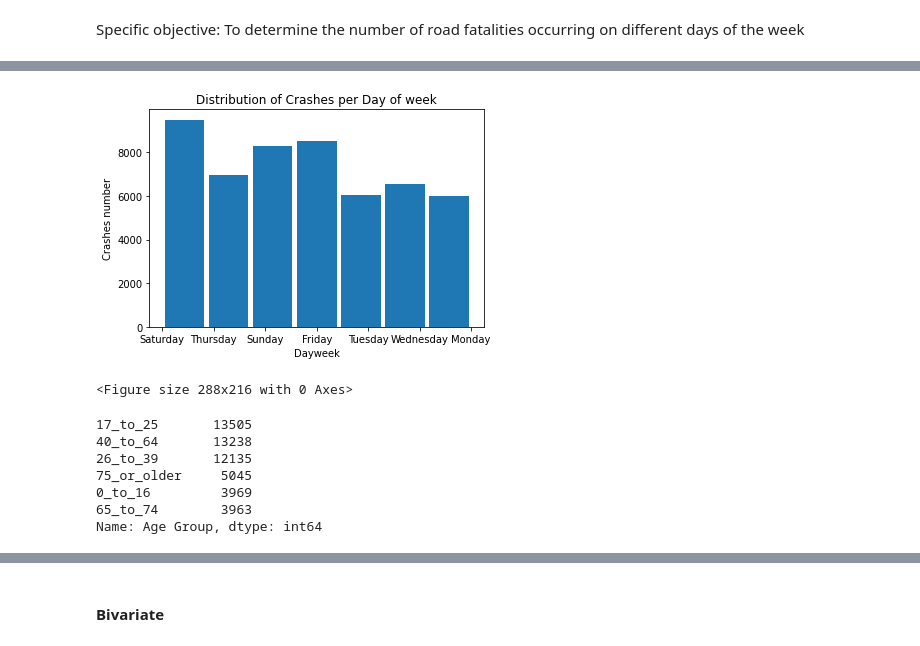
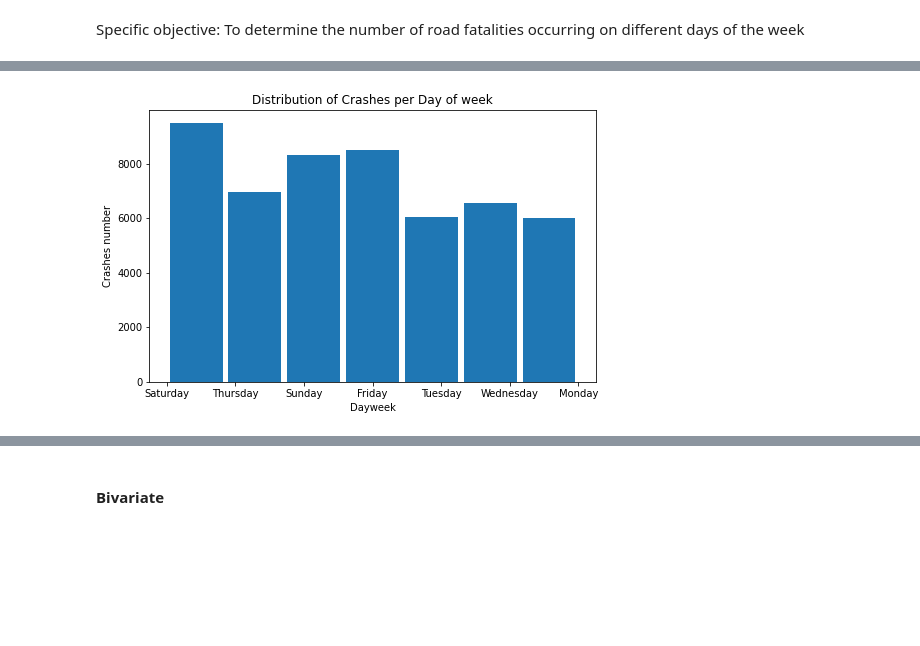
Before and after one commit to andrew-wairegi-school/matrix-project-core-module-1, a Jupyter notebook: Week_5_Matrix_team_Project.ipynb, the cells around one changed output, grey strips where cells are left out. Cells and saved outputs as stored; diff of their text form; code cells hidden in the pictures; blank space fills up the shorter version.

```diff
--- a/Week_5_Matrix_team_Project.ipynb
+++ b/Week_5_Matrix_team_Project.ipynb
@@ -38,6 +40,5 @@ import matplotlib.pyplot as plt
 # %%
-# Loading the data
-df = pd.read_csv('/content/Crash_Data.csv')
+df = pd.read_csv('Crash_Data.csv')
 # %% [markdown]
 ## 3. Checking the Data
 # %%
@@ -346,20 +385,11 @@ Name: Dayweek, dtype: int64
 # %%
+#creating a histogram for no.crashes for differenyt days of the week
+plt.figure(figsize=(8, 5))
 plt.hist(df["Dayweek"], histtype='bar', rwidth=0.9, bins = 7)
 plt.xlabel('Dayweek')
 plt.ylabel('Crashes number')
 plt.title('Distribution of Crashes per Day of week')
-plt.figure(figsize=(4, 3))
 plt.show()
+#Saturday had the highest number of fatalities with  9489 and Monday had the least with 6000
 # %% [output]
-[figure, old version]
+[figure, new version]
-<Figure size 288x216 with 0 Axes>
-# %%
-df['Age Group'].value_counts()
-# %% [output]
-17_to_25       13505
-40_to_64       13238
-26_to_39       12135
-75_or_older     5045
-0_to_16         3969
-65_to_74        3963
-Name: Age Group, dtype: int64
```
Also changed, not shown: parts of 93 cells of this notebook.
